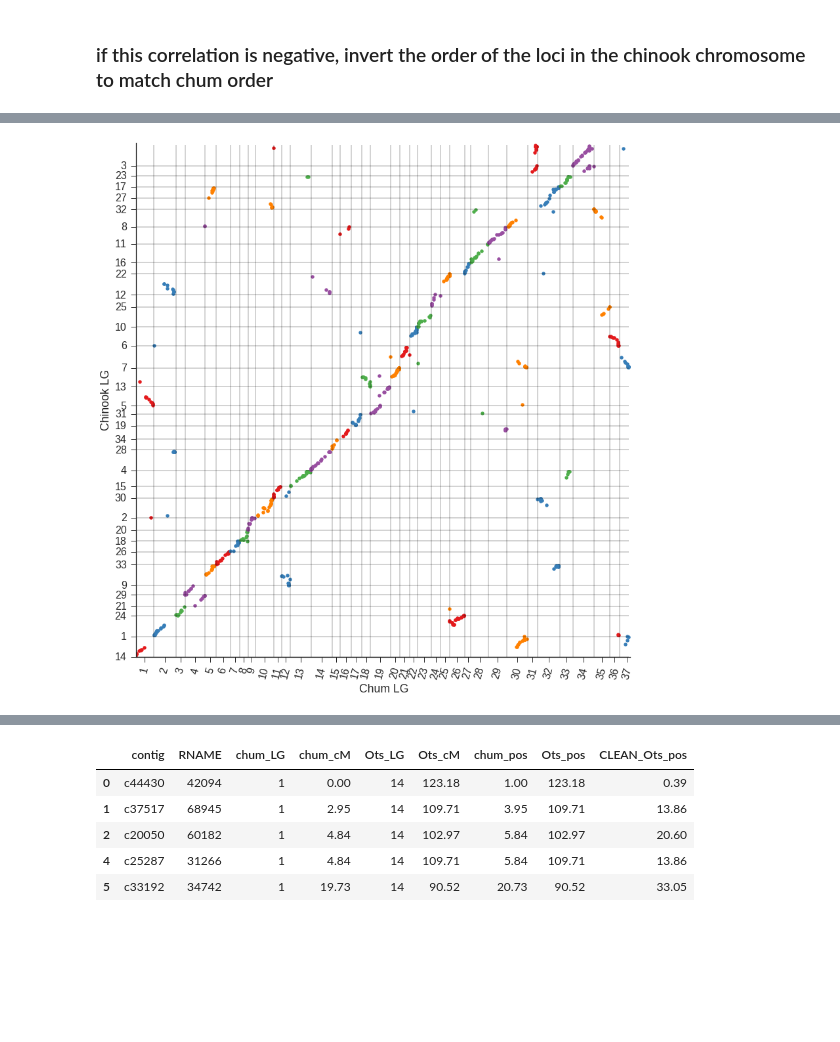
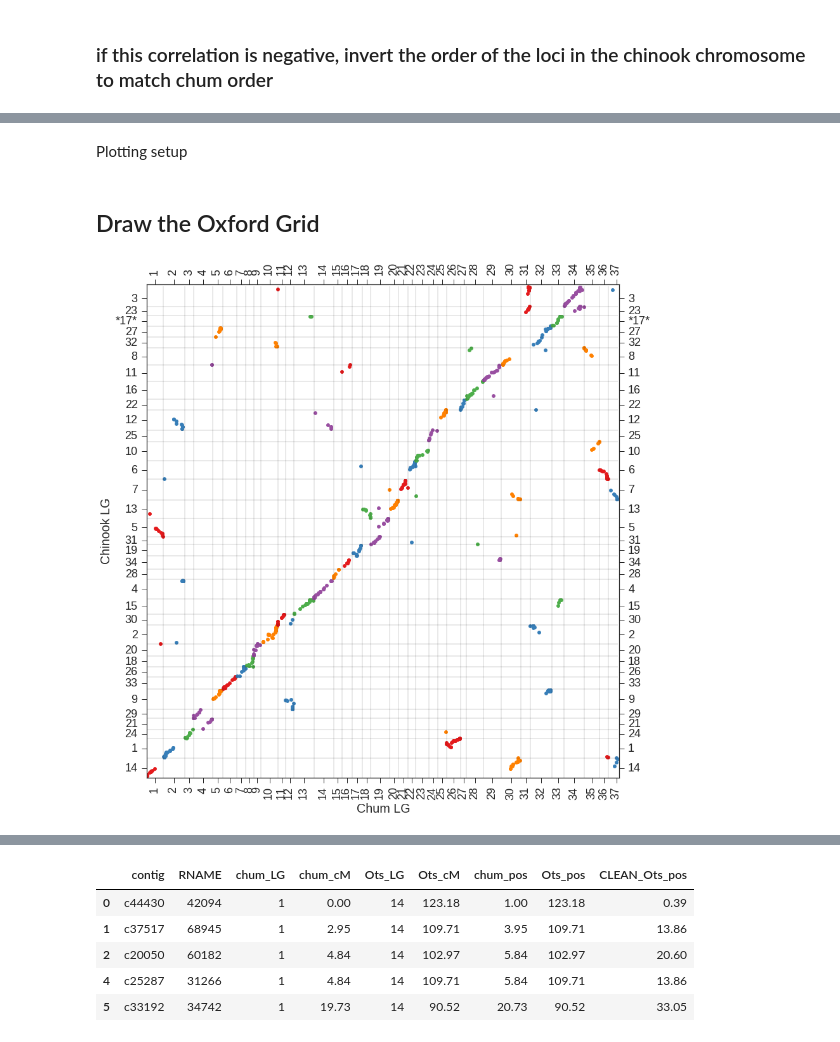
Before and after one commit to rwaples/chum_populations, a Jupyter notebook: Align to Chinook.ipynb, the cells around one changed output, grey strips where cells are left out. Cells and saved outputs as stored; diff of their text form; code cells hidden in the pictures; blank space fills up the shorter version.

Commit message:
remade chinook figure

```diff
--- a/Align to Chinook.ipynb
+++ b/Align to Chinook.ipynb
@@ -341,16 +348,15 @@ sort so that color by LG works correctly
+# %%
+synteny_summary = synteny_summary.sort(columns = ['chum_LG', 'chum_cM'])
+xx_breaks = start_pos_of_chum_LG.values()[1:]
+#yy_breaks = start_pos_of_Ots_LG.values()
+yy_breaks = sorted(start_pos_of_Ots_LG.values()) # here sorted by cM , we will need to re-sort back in original order to place LG labels
 # %%
-synteny_summary = synteny_summary.sort(columns = ['chum_LG', 'chum_cM'])
-xx_breaks = start_pos_of_chum_LG.values()[1:]
-yy_breaks = start_pos_of_Ots_LG.values()
-
 xx_lab_loc = []
 for idx, xx in enumerate(xx_breaks):
     try:
         xx_lab_loc.append((xx + xx_breaks[idx+1])/2.)
     except IndexError:
         xx_lab_loc.append(xx_breaks[idx]+50)
-
-
 
 yy_lab_loc = []
 for idx, yy in enumerate(yy_breaks):
@@ -360,34 +366,53 @@ for idx, yy in enumerate(yy_breaks):
         yy_lab_loc.append(yy_breaks[idx]+50)
 
 # yy_breaks is not working - ordering is not 1.2.3...
+# %% [markdown]
+Plotting setup
+# %%
+sns.set_context("poster")
+sns.set(font_scale=1.8)
+#sns.set_style("whitegrid")
+sns.set_style("ticks", {"xtick.major.size": 8, "ytick.major.size": 8})
+colors = sns.color_palette("Set1", 5)
+#colors = sns.color_palette("colorblind", 4)
+#colors = sns.color_palette("muted", 5)
+#colors = sns.color_palette("Set3", 5)
+# %% [markdown]
+## Draw the Oxford Grid
 # %%
-sns.set_context("talk")
-sns.set(font_scale=1.6)
-sns.set_style("white")
-sns.set_style("ticks", {"xtick.major.size": 8, "ytick.major.size": 8})
-
 sns.lmplot('chum_pos', 'CLEAN_Ots_pos', data = synteny_summary, fit_reg = False, hue = 'chum_LG', legend = False,
-           palette=sns.color_palette("Set1", 5), size = 12, scatter_kws = {'alpha':1, 's':30})
+           palette=colors, size = 12, scatter_kws = {'alpha':1, 's':35})
 # plot limits
 plt.xlim(0, synteny_summary['chum_pos'].max()+10)
 plt.ylim(0, synteny_summary['Ots_pos'].max()+10)
 
 # lines delimiting linkage groups
-plt.vlines(xx_breaks, ymin = 0, ymax = synteny_summary['Ots_pos'].max(), alpha = .2)
-plt.hlines(yy_breaks, xmin = 0, xmax = synteny_summary['chum_pos'].max(), alpha = .2)
+plt.vlines(xx_breaks, ymin = 0, ymax = synteny_summary['Ots_pos'].max(), alpha = .1)
+plt.hlines(yy_breaks, xmin = 0, xmax = synteny_summary['chum_pos'].max(), alpha = .1)
 
 # labels for x,y ticks and axes
 plt.xticks(xx_lab_loc, range(1,38))
-plt.yticks(yy_breaks, range(1,38))
+
+#labels for chinook LGs
+y_tick_labels = [yy[0] for yy in sorted(start_pos_of_Ots_LG.items(), key =lambda foo: foo[1])]
+y_tick_labels = [yy if yy != 17 else '*17*' for yy in y_tick_labels]
+
+plt.yticks(yy_lab_loc, y_tick_labels)
 plt.xlabel('Chum LG')
 plt.ylabel('Chinook LG')
 
+# add tick to top and side
+plt.tick_params(labeltop="on", top = True)
+plt.tick_params(labelright="on", right = True)
+sns.despine(top=False, right=False, left=False, bottom=False)
+
 #rotate xticks
 locs, labels = plt.xticks()
-plt.setp(labels, rotation=75)
+plt.setp(labels, rotation=90)
+
 
 # save figure as png
 plt.savefig(os.path.join('.' , 'paper', 'figures', 'supplemental','synteny_chinook.png'))
 plt.show()
 # %% [output]
-[figure, old version]
+[figure, new version]
```
Also changed, not shown: parts of 13 cells of this notebook, 1 other file.
